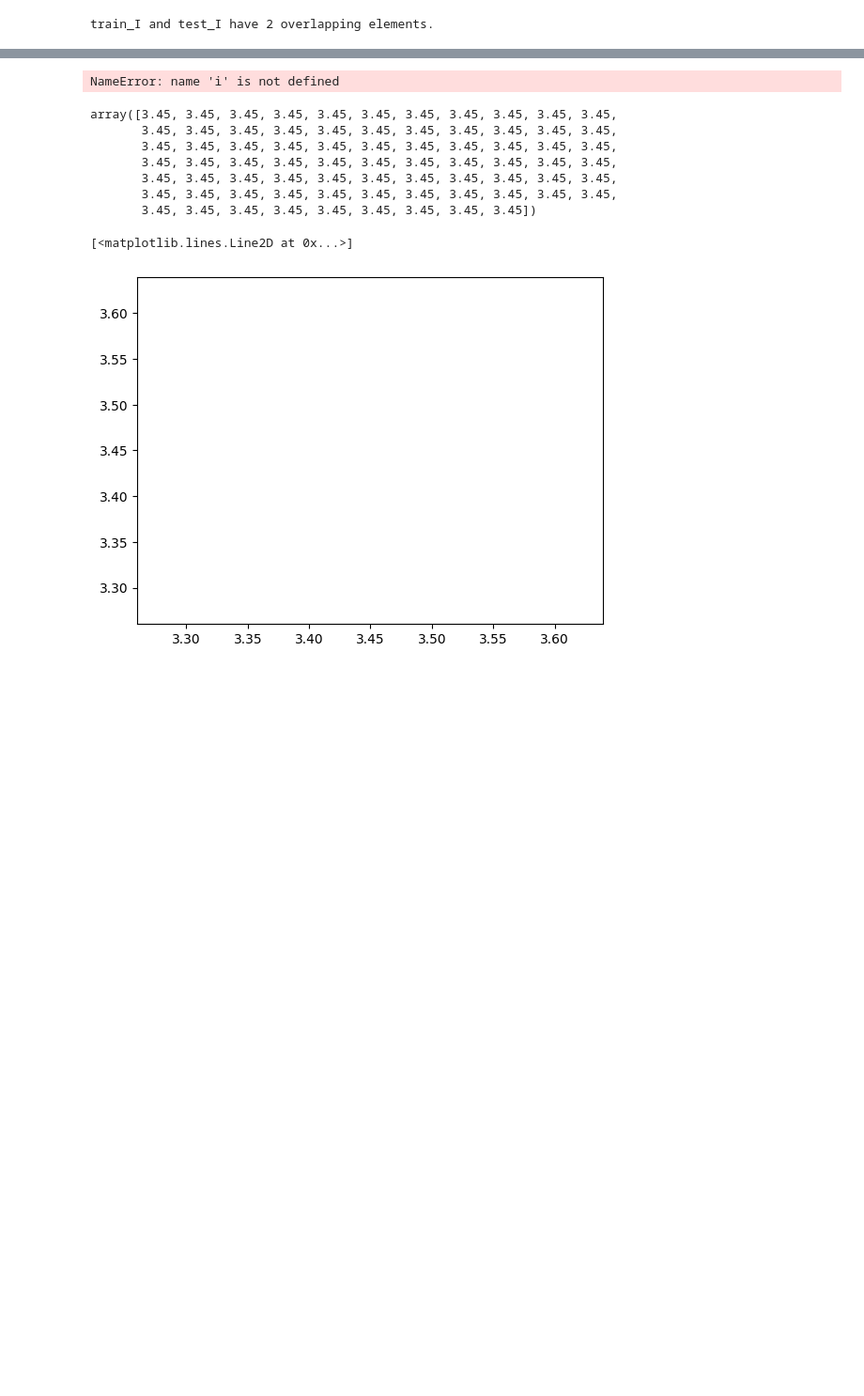
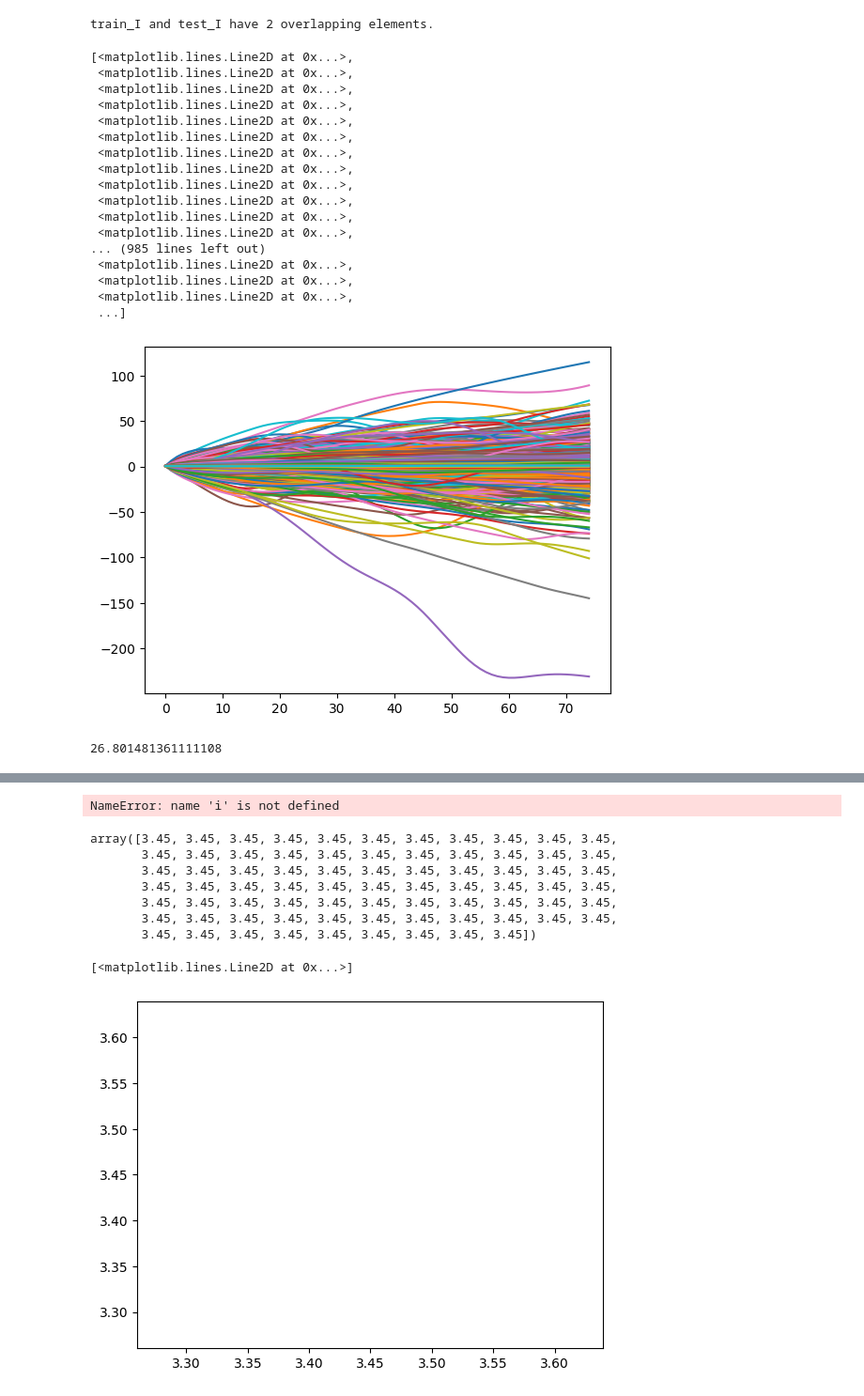
Before and after one commit to yingzai1/spm_neuraloperator, a Jupyter notebook: src/test.ipynb, the cells around one changed output, grey strips where cells are left out. Shown at 94% size. Saved outputs shown, nothing was run; the diff lists cells and outputs as text; code cells hidden in the pictures; blank space fills up the shorter version.

```diff
--- a/src/test.ipynb
+++ b/src/test.ipynb
@@ -11,7 +13,7 @@ from util.postprocess import filter_anode_cathode, calc_error_metrics, calc_erro
 # %%
 family = "GRF"
-N_total = 33000
-data = np.load(f"../data/{family}_{N_total}.npz")
+N_total = 93822
+data = np.load(f"../data/Prada2013_{family}_{N_total}.npz")
 random_seed = 42
 test_ratio = 0.1
 
@@ -37,0 +60,3 @@ test_D_cathode = np.array(test_data["Dca"])
+# %%
+train_cn_anode, train_cn_cathode, train_mask = filter_anode_cathode(train_cn_anode, train_cn_cathode,anode_lo=-0.5, anode_hi=1.5, cathode_lo=-0.5, cathode_hi=1.5)
+test_cn_anode, test_cn_cathode, test_mask = filter_anode_cathode(test_cn_anode, test_cn_cathode,anode_lo=-0.5, anode_hi=1.5, cathode_lo=-0.5, cathode_hi=1.5)
@@ -44,3 +101,24 @@ else:
     print(f"train_I and test_I have {overlap.size} overlapping elements.")
 # %% [output]
 train_I and test_I have 2 overlapping elements.
+# %%
+plt.plot(train_cn_anode[:,-1,:].T)
+# %% [output]
+[<matplotlib.lines.Line2D at 0x...>,
+ <matplotlib.lines.Line2D at 0x...>,
+ <matplotlib.lines.Line2D at 0x...>,
+ <matplotlib.lines.Line2D at 0x...>,
+ <matplotlib.lines.Line2D at 0x...>,
+ <matplotlib.lines.Line2D at 0x...>,
+ <matplotlib.lines.Line2D at 0x...>,
+ <matplotlib.lines.Line2D at 0x...>,
+ <matplotlib.lines.Line2D at 0x...>,
+ <matplotlib.lines.Line2D at 0x...>,
+ <matplotlib.lines.Line2D at 0x...>,
+ <matplotlib.lines.Line2D at 0x...>,
+... (985 lines left out)
+ <matplotlib.lines.Line2D at 0x...>,
+ <matplotlib.lines.Line2D at 0x...>,
+ <matplotlib.lines.Line2D at 0x...>,
+ ...]
+[figure, added]
@@ -46,0 +129,4 @@ train_I and test_I have 2 overlapping elements.
+# %%
+F_h
+# %% [output]
+26.801481361111108
```
Also changed, not shown: parts of 32 cells of this notebook, 13 other files.
